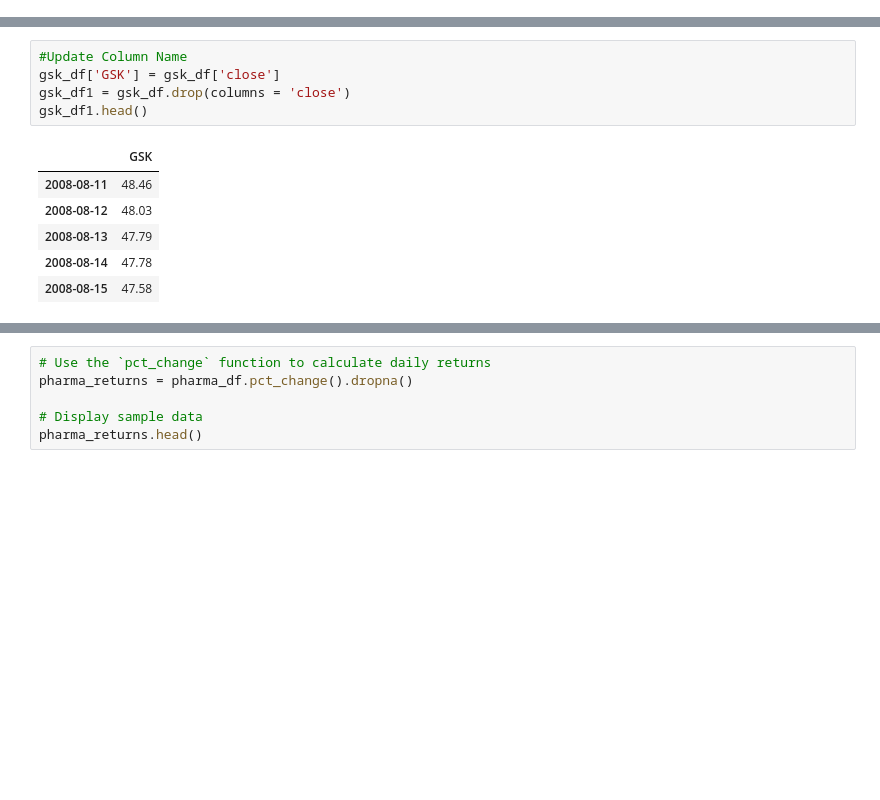
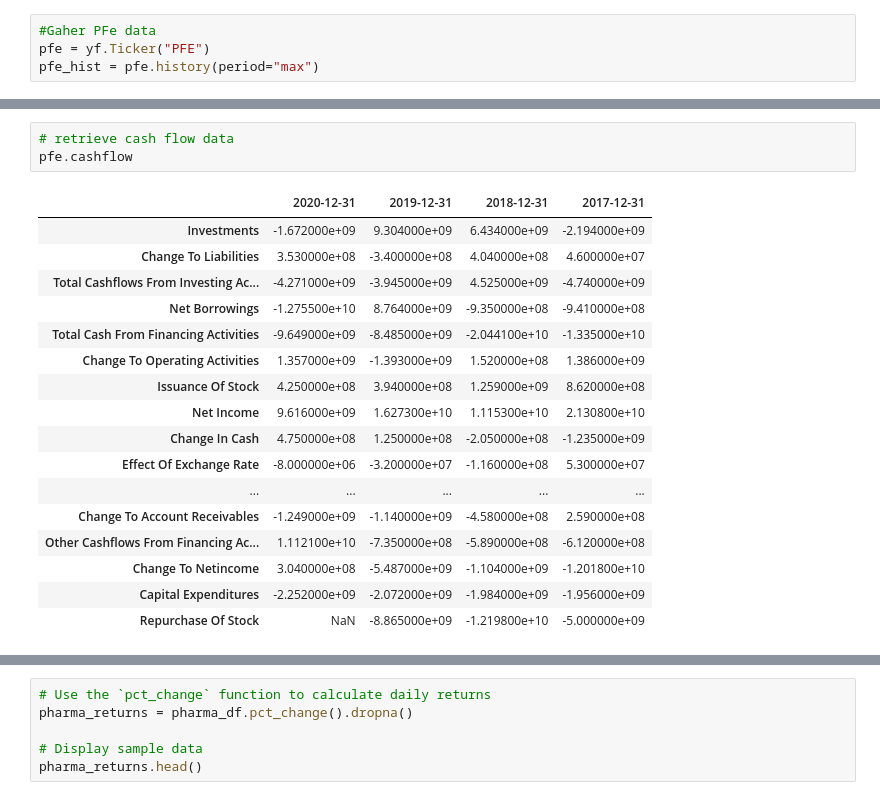
Before and after one commit to whitneydt/Algo_Project, a Jupyter notebook: Pharma.ipynb, the cells around one changed output, grey strips where cells are left out. Saved outputs shown, nothing was run; the diff lists cells and outputs as text; blank space fills up the shorter version.

```diff
--- a/Pharma.ipynb
+++ b/Pharma.ipynb
@@ -59,0 +151,4 @@ gsk_df.head()
+# %%
+#Gaher PFe data
+pfe = yf.Ticker("PFE")
+pfe_hist = pfe.history(period="max")
@@ -82,13 +199,22 @@ gsk_df.head()
 # %%
-#Update Column Name
-gsk_df['GSK'] = gsk_df['close']
-gsk_df1 = gsk_df.drop(columns = 'close')
-gsk_df1.head()
+# retrieve cash flow data
+pfe.cashflow
 # %% [output]
-|  | GSK |
-| 2008-08-11 | 48.46 |
-| 2008-08-12 | 48.03 |
-| 2008-08-13 | 47.79 |
-| 2008-08-14 | 47.78 |
-| 2008-08-15 | 47.58 |
+|  | 2020-12-31 | 2019-12-31 | 2018-12-31 | 2017-12-31 |
+| Investments | -1.672000e+09 | 9.304000e+09 | 6.434000e+09 | -2.194000e+09 |
+| Change To Liabilities | 3.530000e+08 | -3.400000e+08 | 4.040000e+08 | 4.600000e+07 |
+| Total Cashflows From Investing Ac... | -4.271000e+09 | -3.945000e+09 | 4.525000e+09 | -4.740000e+09 |
+| Net Borrowings | -1.275500e+10 | 8.764000e+09 | -9.350000e+08 | -9.410000e+08 |
+| Total Cash From Financing Activities | -9.649000e+09 | -8.485000e+09 | -2.044100e+10 | -1.335000e+10 |
+| Change To Operating Activities | 1.357000e+09 | -1.393000e+09 | 1.520000e+08 | 1.386000e+09 |
+| Issuance Of Stock | 4.250000e+08 | 3.940000e+08 | 1.259000e+09 | 8.620000e+08 |
+| Net Income | 9.616000e+09 | 1.627300e+10 | 1.115300e+10 | 2.130800e+10 |
+| Change In Cash | 4.750000e+08 | 1.250000e+08 | -2.050000e+08 | -1.235000e+09 |
+| Effect Of Exchange Rate | -8.000000e+06 | -3.200000e+07 | -1.160000e+08 | 5.300000e+07 |
+| ... | ... | ... | ... | ... |
+| Change To Account Receivables | -1.249000e+09 | -1.140000e+09 | -4.580000e+08 | 2.590000e+08 |
+| Other Cashflows From Financing Ac... | 1.112100e+10 | -7.350000e+08 | -5.890000e+08 | -6.120000e+08 |
+| Change To Netincome | 3.040000e+08 | -5.487000e+09 | -1.104000e+09 | -1.201800e+10 |
+| Capital Expenditures | -2.252000e+09 | -2.072000e+09 | -1.984000e+09 | -1.956000e+09 |
+| Repurchase Of Stock | NaN | -8.865000e+09 | -1.219800e+10 | -5.000000e+09 |
 # %%
```
Also changed, not shown: parts of 25 cells of this notebook, 1 other file.
